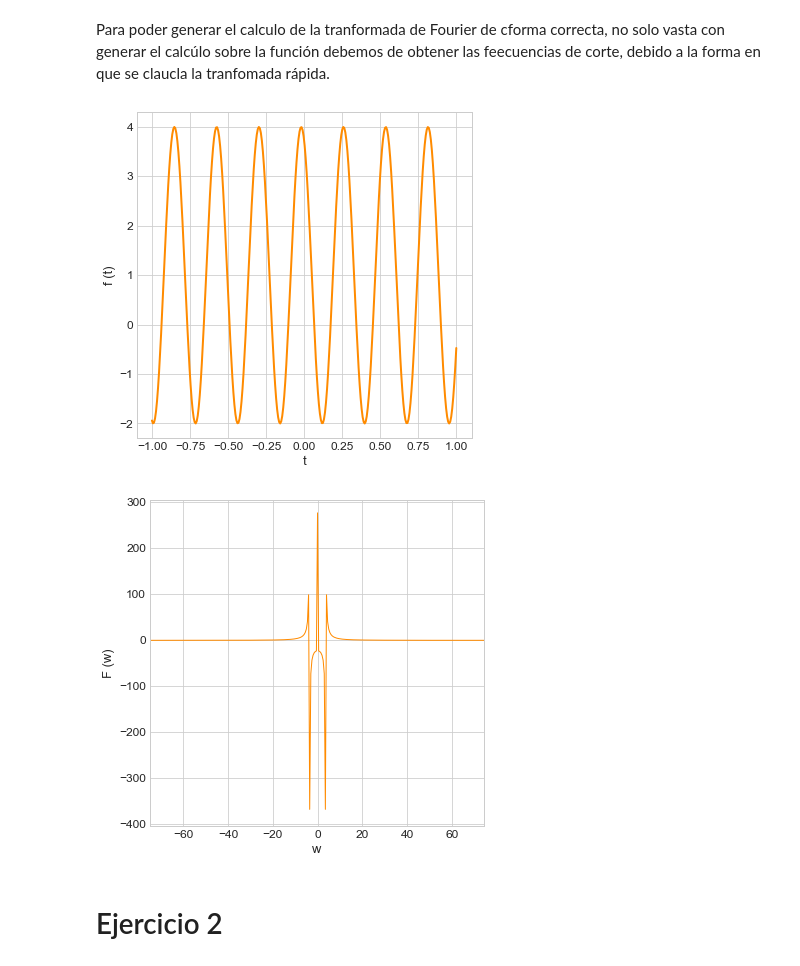
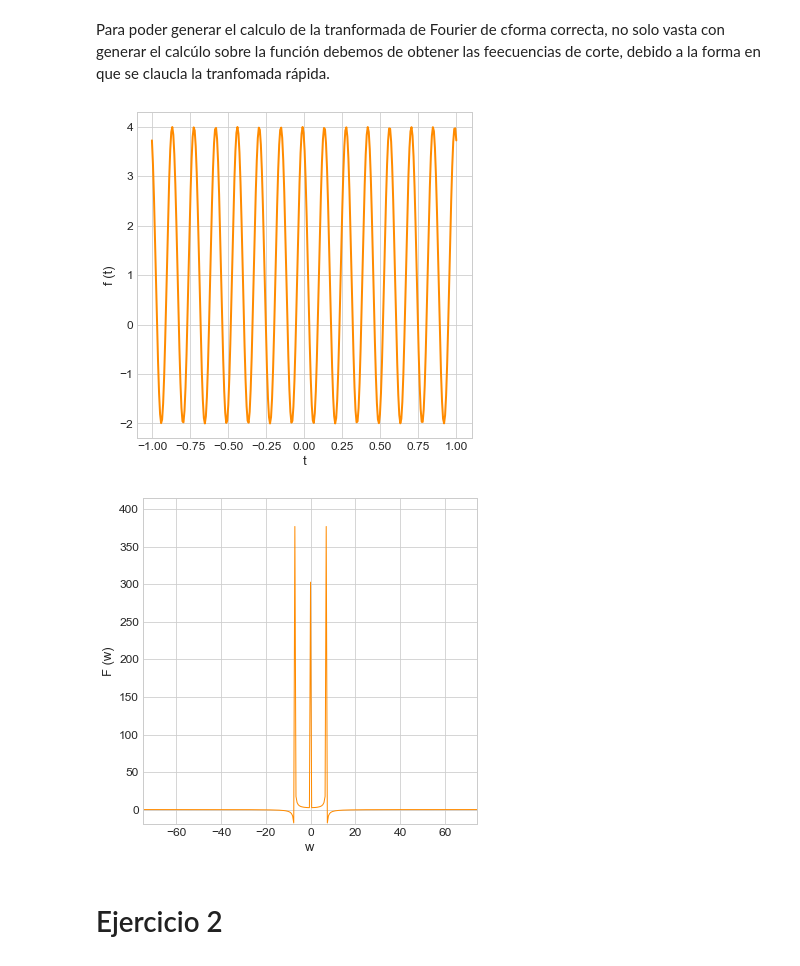
Before and after one commit to danielfrgs/2022_1-Visualizacion-Informacion, a Jupyter notebook: Tareas/T3/T3_FragosoAlvaradoDaniel.ipynb, the cells around one changed output. Saved outputs shown, nothing was run; the diff lists cells and outputs as text; code cells hidden in the pictures.

```diff
--- a/Tareas/T3/T3_FragosoAlvaradoDaniel.ipynb
+++ b/Tareas/T3/T3_FragosoAlvaradoDaniel.ipynb
@@ -103,24 +103,24 @@ Para poder generar el calculo de la tranformada de Fourier de cforma correcta, n
 # %%
 N = 300
 t = np.linspace(-1, 1, N)
 
-y = 3*np.sin(7.2*np.pi*t+2) + 1
+y = 3*np.sin(7*2*np.pi*t+2) + 1
 
 # Gráfica:
 plt.figure(figsize=(6,6))
 pl.plot(t, y, color="#FF8B00", linewidth=2, linestyle="-", label="f(t)")
 
 plt.xlabel("t", fontsize = 13)
 plt.ylabel("f (t)", fontsize = 13)
 
 
 ax = pl.gca()
 for label in ax.get_xticklabels() + ax.get_yticklabels():
     label.set_fontsize(12)
 
 pl.savefig('Images/T3_1_c.pdf')
 # %% [output]
-[figure, old version]
+[figure, new version]
 # %%
 fc = 1/(2*T)
 paso = 2*fc/N
@@ -145,7 +145,7 @@ for label in ax.get_xticklabels() + ax.get_yticklabels():
 
 pl.savefig('Images/T3_1_d.pdf')
 # %% [output]
-[figure, old version]
+[figure, new version]
 # %% [markdown]
 # Ejercicio 2
 # %%
```
Also changed, not shown: parts of 8 cells of this notebook, 8 other files.
